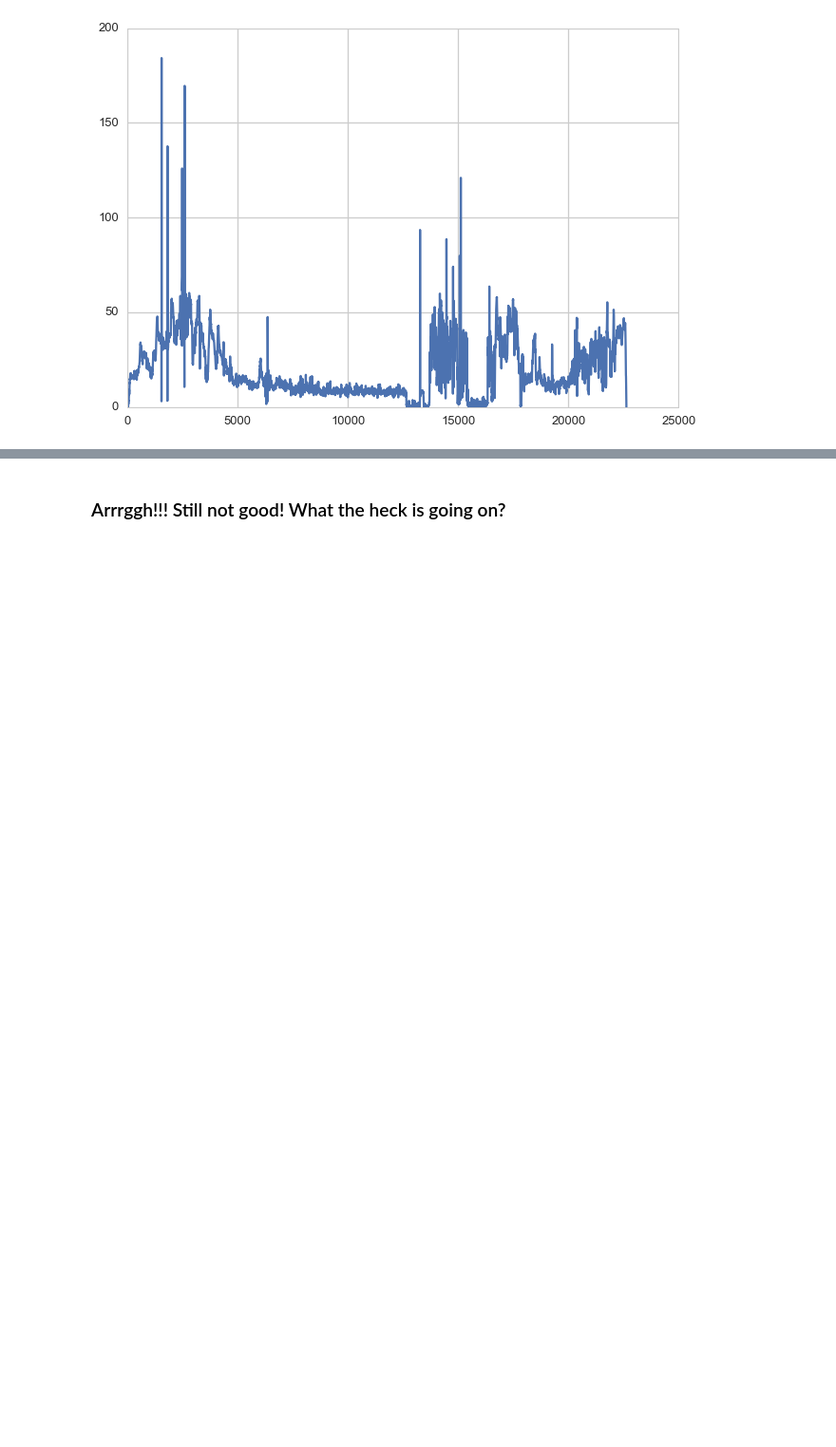
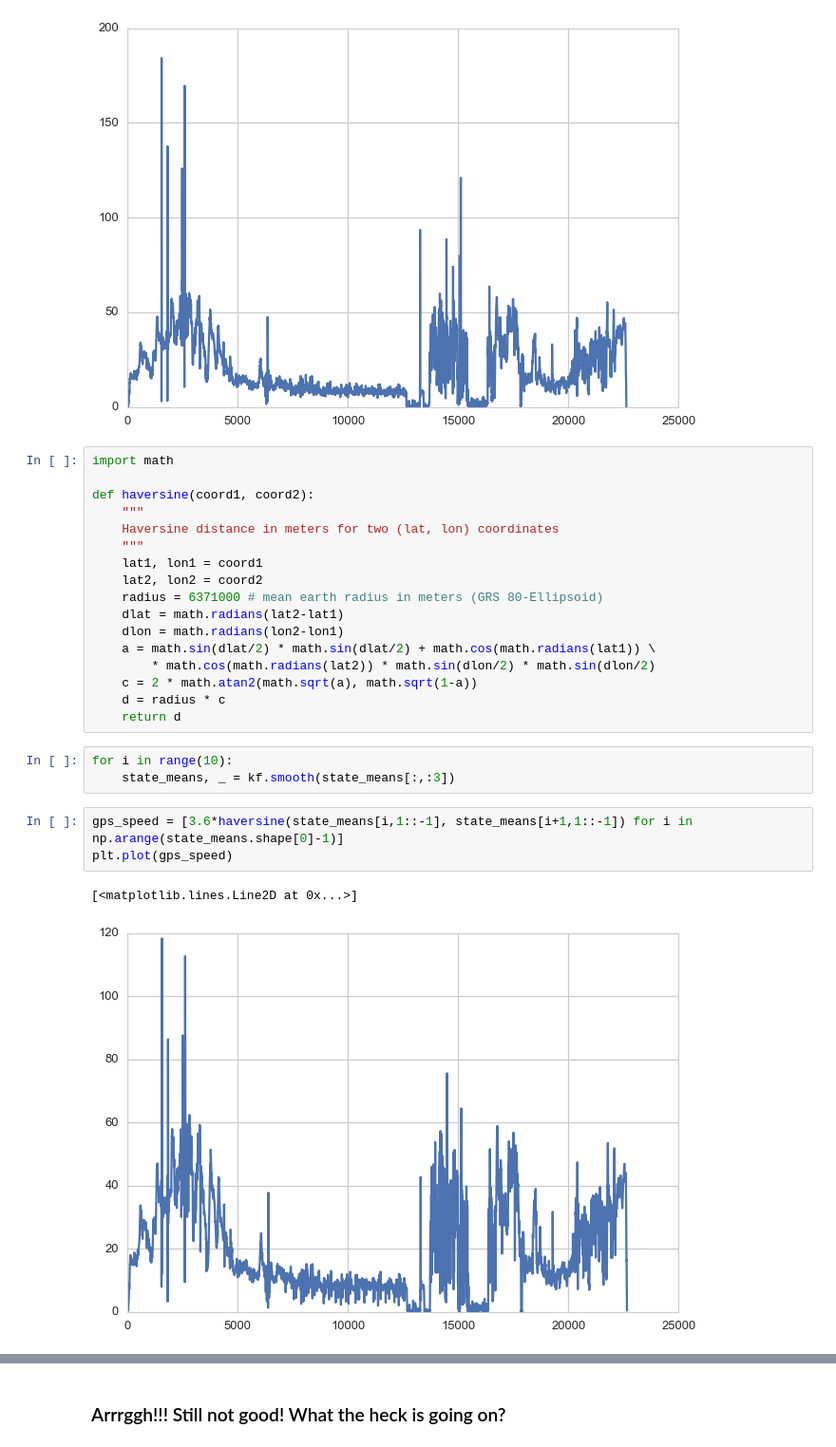
Before and after one commit to FlorianWilhelm/gps_data_with_python, a Jupyter notebook: notebooks/pykalman.ipynb, the cells around one changed output, grey strips where cells are left out. Shown: that part at 95% size. Saved outputs shown, nothing was run; the diff lists cells and outputs as text; blank space fills up the shorter version.

```diff
--- a/notebooks/pykalman.ipynb
+++ b/notebooks/pykalman.ipynb
@@ -203,3 +203,29 @@ plt.plot(speed)
 # %% [output]
 [<matplotlib.lines.Line2D at 0x...>]
 [figure]
+# %%
+import math
+
+def haversine(coord1, coord2):
+    """
+    Haversine distance in meters for two (lat, lon) coordinates
+    """
+    lat1, lon1 = coord1
+    lat2, lon2 = coord2
+    radius = 6371000 # mean earth radius in meters (GRS 80-Ellipsoid)
+    dlat = math.radians(lat2-lat1)
+    dlon = math.radians(lon2-lon1)
+    a = math.sin(dlat/2) * math.sin(dlat/2) + math.cos(math.radians(lat1)) \
+        * math.cos(math.radians(lat2)) * math.sin(dlon/2) * math.sin(dlon/2)
+    c = 2 * math.atan2(math.sqrt(a), math.sqrt(1-a))
+    d = radius * c
+    return d
+# %%
+for i in range(10):
+    state_means, _ = kf.smooth(state_means[:,:3])
+# %%
+gps_speed = [3.6*haversine(state_means[i,1::-1], state_means[i+1,1::-1]) for i in np.arange(state_means.shape[0]-1)]
+plt.plot(gps_speed)
+# %% [output]
+[<matplotlib.lines.Line2D at 0x...>]
+[figure, added]
```
Also changed, not shown: parts of 22 cells of this notebook, 3 other files.
